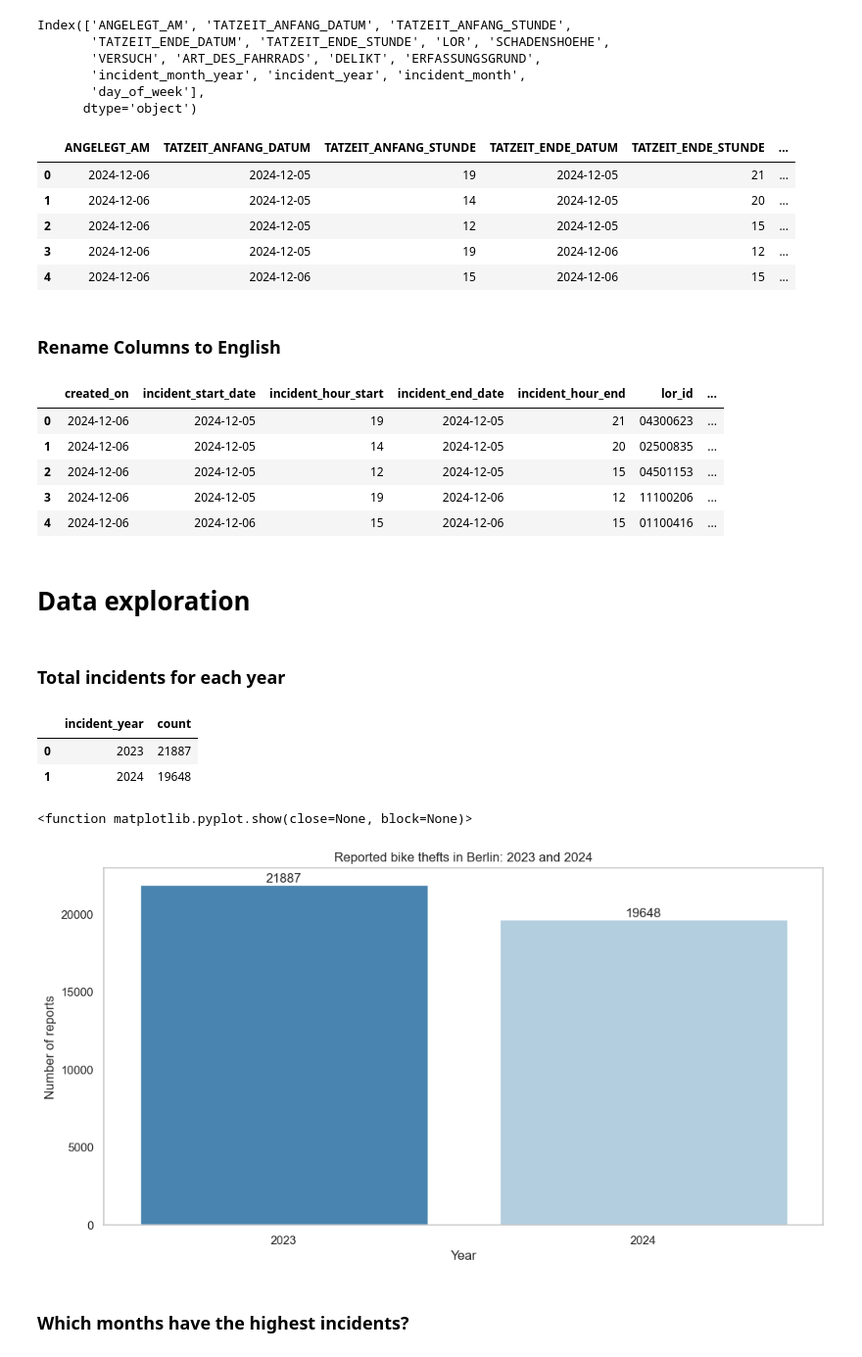
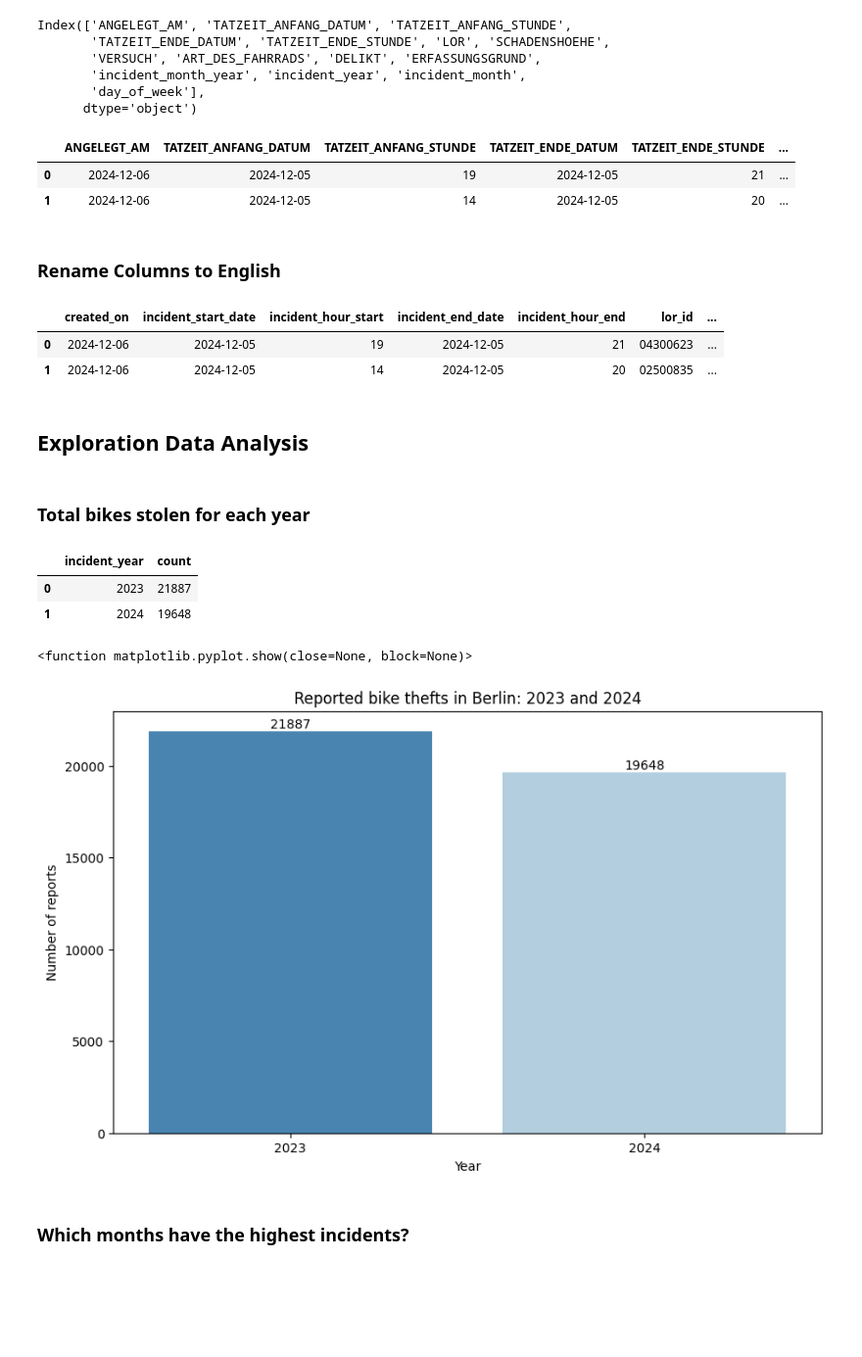
Before and after one commit to dpaje9/berlin-bike-theft-analysis, a Jupyter notebook: notebooks/berlin_bike_theft.ipynb, the cells around one changed output. Shown: that part at 98% size. Drawn from its saved outputs; the diff is of its cells as text; code cells hidden in the pictures; blank space fills up the shorter version.

Commit message:
updated column descriptions

```diff
--- a/notebooks/berlin_bike_theft.ipynb
+++ b/notebooks/berlin_bike_theft.ipynb
@@ -226,15 +230,13 @@ Index(['ANGELEGT_AM', 'TATZEIT_ANFANG_DATUM', 'TATZEIT_ANFANG_STUNDE',
 bikes_df_copy = berlin_bike_df.copy()
 # %%
 bikes_df_copy.drop(columns=['VERSUCH', 'DELIKT', 'ERFASSUNGSGRUND'], inplace=True)
-# %%
-bikes_df_copy.head()
-# %% [output]
-|  | ANGELEGT_AM | TATZEIT_ANFANG_DATUM | TATZEIT_ANFANG_STUNDE | TATZEIT_ENDE_DATUM | TATZEIT_ENDE_STUNDE | ... |
-| 0 | 2024-12-06 | 2024-12-05 | 19 | 2024-12-05 | 21 | ... |
-| 1 | 2024-12-06 | 2024-12-05 | 14 | 2024-12-05 | 20 | ... |
-| 2 | 2024-12-06 | 2024-12-05 | 12 | 2024-12-05 | 15 | ... |
-| 3 | 2024-12-06 | 2024-12-05 | 19 | 2024-12-06 | 12 | ... |
-| 4 | 2024-12-06 | 2024-12-06 | 15 | 2024-12-06 | 15 | ... |
+# %%
+## Check if columns are dropped
+bikes_df_copy.head(2)
+# %% [output]
+|  | ANGELEGT_AM | TATZEIT_ANFANG_DATUM | TATZEIT_ANFANG_STUNDE | TATZEIT_ENDE_DATUM | TATZEIT_ENDE_STUNDE | ... |
+| 0 | 2024-12-06 | 2024-12-05 | 19 | 2024-12-05 | 21 | ... |
+| 1 | 2024-12-06 | 2024-12-05 | 14 | 2024-12-05 | 20 | ... |
 # %% [markdown]
 <H3> Rename Columns to English </>
 # %%
@@ -248,18 +252,16 @@ bikes_df_copy.rename(columns={
     'SCHADENSHOEHE': 'damage_amount',
     'ART_DES_FAHRRADS': 'bicycle_type'}, inplace=True)
-# %%
-bikes_df_copy.head()
-# %% [output]
-|  | created_on | incident_start_date | incident_hour_start | incident_end_date | incident_hour_end | lor_id | ... |
-| 0 | 2024-12-06 | 2024-12-05 | 19 | 2024-12-05 | 21 | 04300623 | ... |
-| 1 | 2024-12-06 | 2024-12-05 | 14 | 2024-12-05 | 20 | 02500835 | ... |
-| 2 | 2024-12-06 | 2024-12-05 | 12 | 2024-12-05 | 15 | 04501153 | ... |
-| 3 | 2024-12-06 | 2024-12-05 | 19 | 2024-12-06 | 12 | 11100206 | ... |
-| 4 | 2024-12-06 | 2024-12-06 | 15 | 2024-12-06 | 15 | 01100416 | ... |
+# %%
+## Check if columns are renamed
+bikes_df_copy.head(2)
+# %% [output]
+|  | created_on | incident_start_date | incident_hour_start | incident_end_date | incident_hour_end | lor_id | ... |
+| 0 | 2024-12-06 | 2024-12-05 | 19 | 2024-12-05 | 21 | 04300623 | ... |
+| 1 | 2024-12-06 | 2024-12-05 | 14 | 2024-12-05 | 20 | 02500835 | ... |
 # %% [markdown]
-<h1> Data exploration </>
+## Exploration Data Analysis
 # %% [markdown]
-<h3> Total incidents for each year </>
+### Total bikes stolen for each year
 # %%
 ## Counting incidents per year
 incidents_total = bikes_df_copy['incident_year'].value_counts().reset_index()
@@ -271,21 +273,21 @@ incidents_total
 # %%
 ## Bar plot
 
-plt.figure(figsize=(12,6))
+plt.figure(figsize=(10,6))
 ax = sns.barplot(data=incidents_total, x='incident_year', y='count', palette='Blues_r')
 for container in ax.containers:
     ax.bar_label(container)
 
 plt.title('Reported bike thefts in Berlin: 2023 and 2024')
 plt.xlabel('Year')
 plt.ylabel('Number of reports')
 plt.grid(False)
 
 #plt.xticks(rotation=90)
 plt.show
 # %% [output]
 <function matplotlib.pyplot.show(close=None, block=None)>
-[figure, old version]
+[figure, new version]
 # %% [markdown]
 <h3> Which months have the highest incidents? </>
 # %% [markdown]
```
Also changed, not shown: parts of 17 cells of this notebook.
